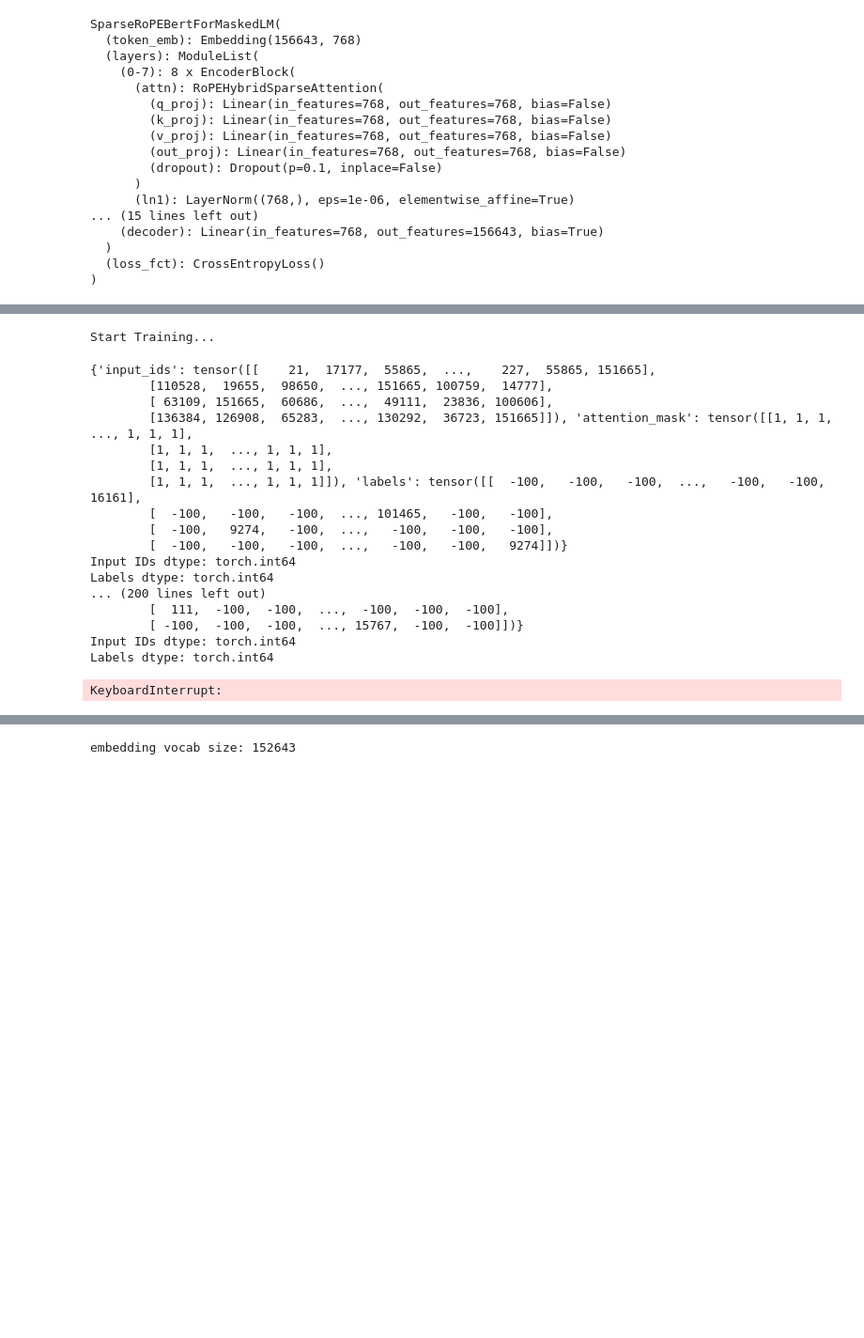
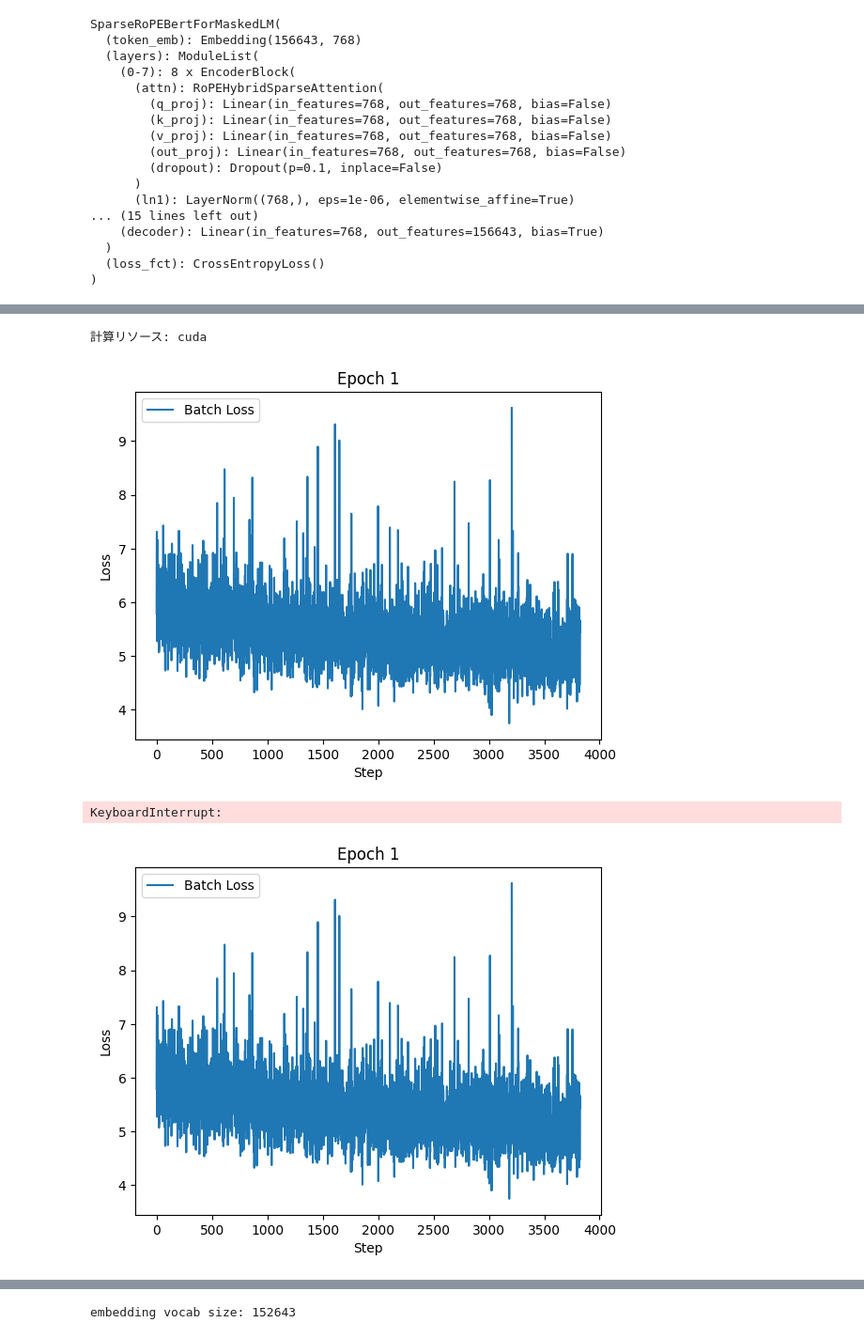
Before and after one commit to Shinichi0713/LLM-fundamental-study, a Jupyter notebook: llm/new_architecture/Created_LLM_v1.ipynb, the cells around one changed output, grey strips where cells are left out. Shown at 94% size. Saved outputs shown, nothing was run; the diff lists cells and outputs as text; code cells hidden in the pictures; blank space fills up the shorter version.

```diff
--- a/llm/new_architecture/Created_LLM_v1.ipynb
+++ b/llm/new_architecture/Created_LLM_v1.ipynb
@@ -617,7 +674,12 @@ data_collator = DataCollatorForLanguageModeling(
 # 実際にどうマスクされるか見てみましょう
 from torch.utils.data import DataLoader
 
-dataloader = DataLoader(lm_datasets, batch_size=2, collate_fn=data_collator)
+dataloader = DataLoader(
+    lm_datasets,
+    batch_size=8,
+    collate_fn=data_collator,
+    shuffle=True  # ここを追加
+)
 batch = next(iter(dataloader))
 
 # input_ids: マスクされた入力
@@ -707,63 +756,70 @@ model.vocab_size
+# %%
+# デバイス確認
+print(f"計算リソース: {device}")
+# %% [output]
+計算リソース: cuda
 # %%
-print("Start Training...")
-model.train() # 学習モードへ
+from IPython import display  # Jupyter Notebook用
+import matplotlib.pyplot as plt
+
+
+# ライブプロット準備
+plt.ion()
+fig, ax = plt.subplots()
+loss_values = []
 
 for epoch in range(EPOCHS):
     total_loss = 0
     progress_bar = tqdm(train_loader, desc=f"Epoch {epoch+1}/{EPOCHS}")
 
     for step, batch in enumerate(progress_bar):
-        # print(batch)
-        # print("Input IDs dtype:", batch['input_ids'].dtype)
-        # print("Labels dtype:", batch['labels'].dtype)
         # バッチをGPUへ転送
         input_ids = batch["input_ids"].to(device)
-        labels = batch["labels"].to(device) # Mask箇所以外は-100になっている
+        labels = batch["labels"].to(device)
 
-        # グローバルマスク (今回はNoneで全トークンをLocal+Globalとして扱う簡易実装)
-        # 必要であればここで作成して渡します
-        global_mask = None
+        global_mask = None  # 簡易実装
 
-        # 勾配の初期化
+        # 勾配初期化
         optimizer.zero_grad()
 
-        # 順伝播 (Forward)
-        # モデルが (logits, loss) を返すように実装しました
+        # 順伝播
         logits, loss = model(input_ids, global_mask=global_mask, labels=labels)
 
-        # 逆伝播 (Backward)
+        # 逆伝播
         loss.backward()
 
         # パラメータ更新
         optimizer.step()
 
-        # ログ表示
+        # ロス更新
         total_loss += loss.item()
         progress_bar.set_postfix({"loss": loss.item()})
+
+        # --- ライブプロット更新 ---
+        loss_values.append(loss.item())
+        ax.clear()
+        ax.plot(loss_values, label="Batch Loss")
+        ax.set_xlabel("Step")
+        ax.set_ylabel("Loss")
+        ax.set_title(f"Epoch {epoch+1}")
+        ax.legend()
+        display.clear_output(wait=True)
+        display.display(fig)
 
     avg_loss = total_loss / len(train_loader)
     print(f"Epoch {epoch+1} - Average Loss: {avg_loss:.4f}")
 
+    if epoch >= 6000:
+        break
+
+# --- 学習終了後 ---
+plt.ioff()
+plt.show()
+
 # --- 5. モデルの保存 ---
 torch.save(model.state_dict(), "sparse_rope_mlm_model.pth")
 print("Model saved!")
 # %% [output]
+[figure, added]
-Start Training...
+KeyboardInterrupt:
-{'input_ids': tensor([[    21,  17177,  55865,  ...,    227,  55865, 151665],
-        [110528,  19655,  98650,  ..., 151665, 100759,  14777],
-        [ 63109, 151665,  60686,  ...,  49111,  23836, 100606],
-        [136384, 126908,  65283,  ..., 130292,  36723, 151665]]), 'attention_mask': tensor([[1, 1, 1,  ..., 1, 1, 1],
-        [1, 1, 1,  ..., 1, 1, 1],
-        [1, 1, 1,  ..., 1, 1, 1],
-        [1, 1, 1,  ..., 1, 1, 1]]), 'labels': tensor([[  -100,   -100,   -100,  ...,   -100,   -100,  16161],
-        [  -100,   -100,   -100,  ..., 101465,   -100,   -100],
-        [  -100,   9274,   -100,  ...,   -100,   -100,   -100],
-        [  -100,   -100,   -100,  ...,   -100,   -100,   9274]])}
-Input IDs dtype: torch.int64
-Labels dtype: torch.int64
-... (200 lines left out)
-        [  111,  -100,  -100,  ...,  -100,  -100,  -100],
-        [ -100,  -100,  -100,  ..., 15767,  -100,  -100]])}
-Input IDs dtype: torch.int64
-Labels dtype: torch.int64
-KeyboardInterrupt:
+[figure, added]
```
Also changed, not shown: parts of 16 cells of this notebook, 5 other files.
